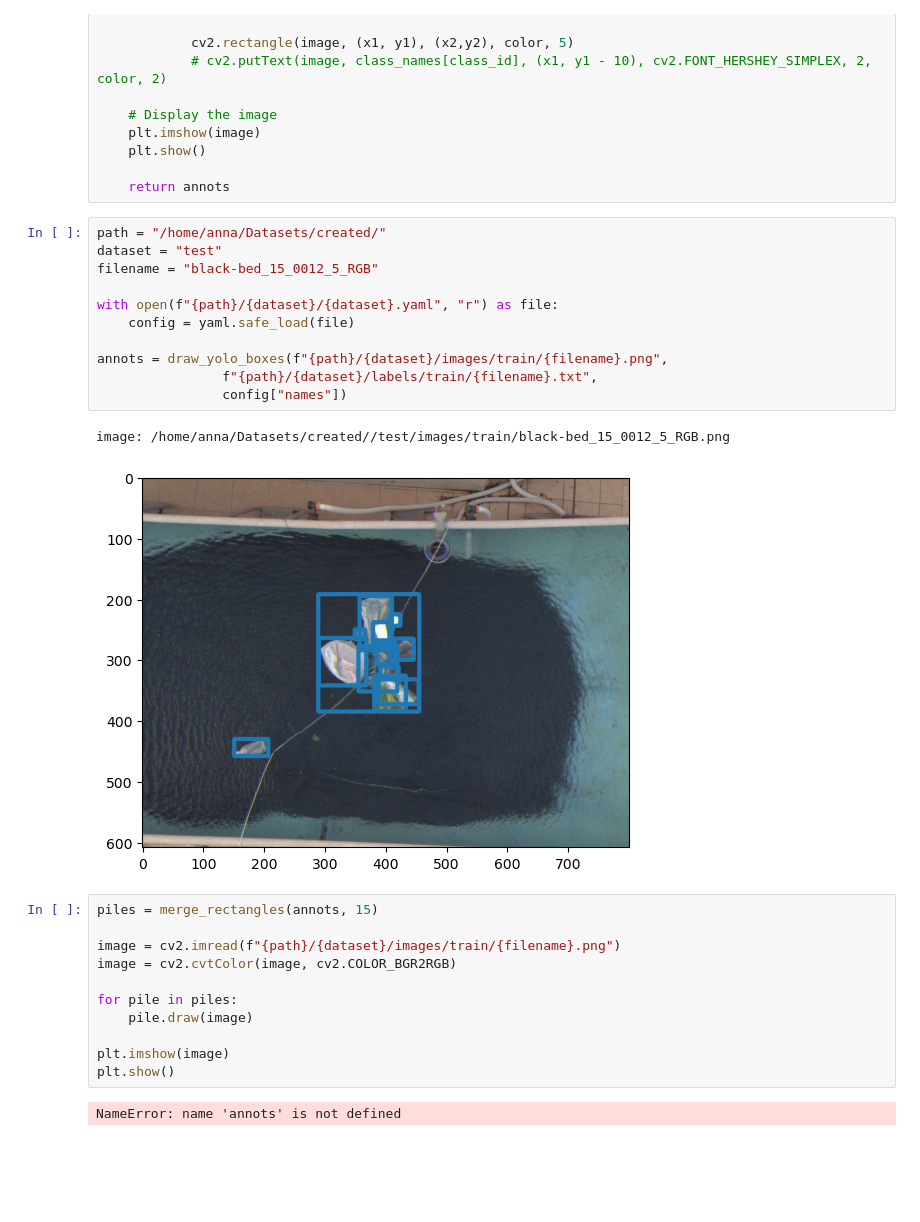
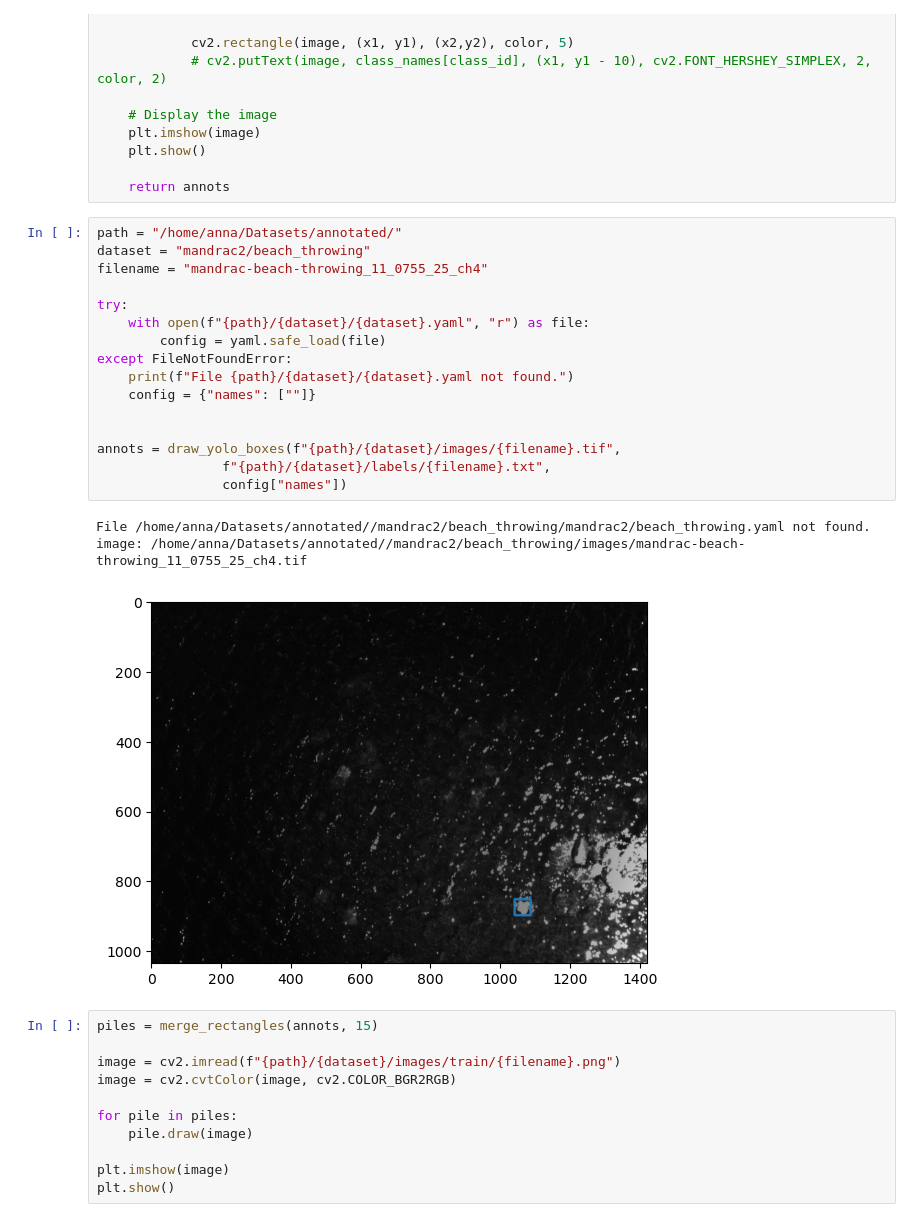
Before and after one commit to annapanfil/multispectral, a Jupyter notebook: src/dataset_creation/read_labels.ipynb, the cells around one changed output. Cells and saved outputs as stored; diff of their text form; blank space fills up the shorter version.

```diff
--- a/src/dataset_creation/read_labels.ipynb
+++ b/src/dataset_creation/read_labels.ipynb
@@ -46,19 +49,25 @@ def draw_yolo_boxes(image_path, label_path, class_names, filter_class=-1, palett
 
     return annots
 # %%
-path = "/home/anna/Datasets/created/"
-dataset = "test"
-filename = "black-bed_15_0012_5_RGB"
+path = "/home/anna/Datasets/annotated/"
+dataset = "mandrac2/beach_throwing"
+filename = "mandrac-beach-throwing_11_0755_25_ch4"
 
-with open(f"{path}/{dataset}/{dataset}.yaml", "r") as file:
-    config = yaml.safe_load(file)
+try:
+    with open(f"{path}/{dataset}/{dataset}.yaml", "r") as file:
+        config = yaml.safe_load(file)
+except FileNotFoundError:
+    print(f"File {path}/{dataset}/{dataset}.yaml not found.")
+    config = {"names": [""]}
 
-annots = draw_yolo_boxes(f"{path}/{dataset}/images/train/{filename}.png",
-                f"{path}/{dataset}/labels/train/{filename}.txt",
+
+annots = draw_yolo_boxes(f"{path}/{dataset}/images/{filename}.tif",
+                f"{path}/{dataset}/labels/{filename}.txt",
                 config["names"])
 # %% [output]
-image: /home/anna/Datasets/created//test/images/train/black-bed_15_0012_5_RGB.png
+File /home/anna/Datasets/annotated//mandrac2/beach_throwing/mandrac2/beach_throwing.yaml not found.
+image: /home/anna/Datasets/annotated//mandrac2/beach_throwing/images/mandrac-beach-throwing_11_0755_25_ch4.tif
-[figure, old version]
+[figure, new version]
 # %%
 piles = merge_rectangles(annots, 15)
 
@@ -70,8 +79,6 @@ for pile in piles:
 
 plt.imshow(image)
 plt.show()
-# %% [output]
-NameError: name 'annots' is not defined
 # %%
 # From saved YOLO model
 from ultralytics import YOLO
```
Also changed, not shown: parts of 10 cells of this notebook, 1 other file.
